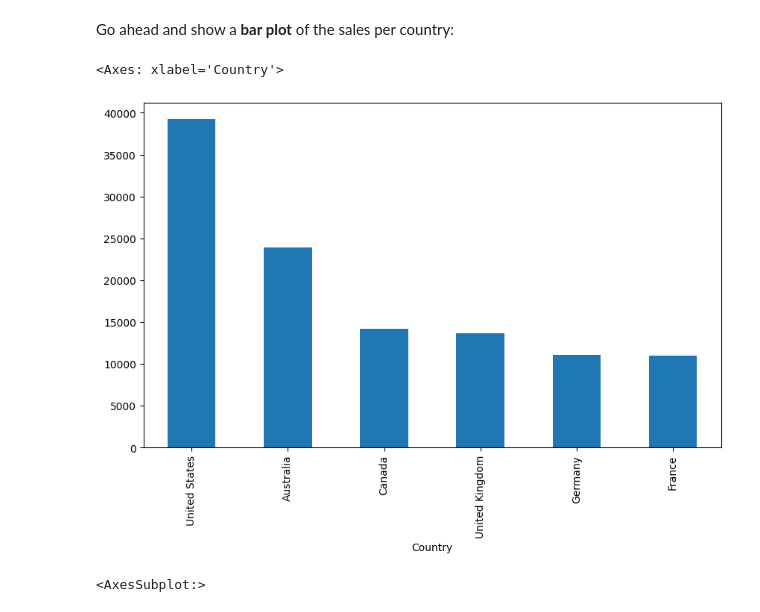
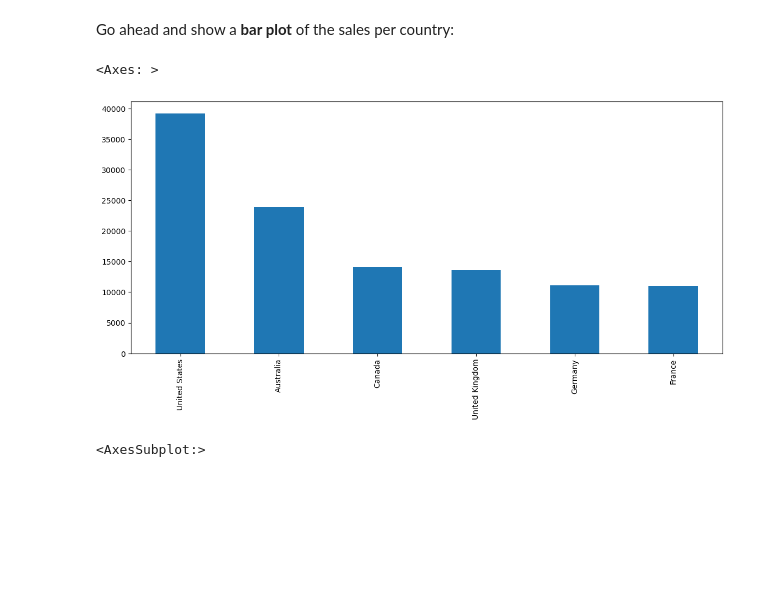
Before and after one commit to thaisonatk/python-datascience-course, a Jupyter notebook: week_ (1)/Exercises_1.ipynb, the cells around one changed output. Saved outputs shown, nothing was run; the diff lists cells and outputs as text; code cells hidden in the pictures; blank space fills up the shorter version.

```diff
--- a/week_ (1)/Exercises_1.ipynb
+++ b/week_ (1)/Exercises_1.ipynb
@@ -236,10 +198,11 @@ Name: Country, dtype: int64
 # %% [markdown]
 Go ahead and show a <b>bar plot</b> of the sales per country:
 # %%
-sales['Country'].value_counts().plot(kind = 'bar', figsize = (10,6))
+# your code goes here
+sales['Country'].value_counts().plot(kind='bar', figsize=(14,6))
 # %% [output]
-<Axes: xlabel='Country'>
+<Axes: >
-[figure, old version]
+[figure, new version]
 # %%
 # %% [output]
 <AxesSubplot:>
```
Also changed, not shown: parts of 87 cells of this notebook, 2 other files.
